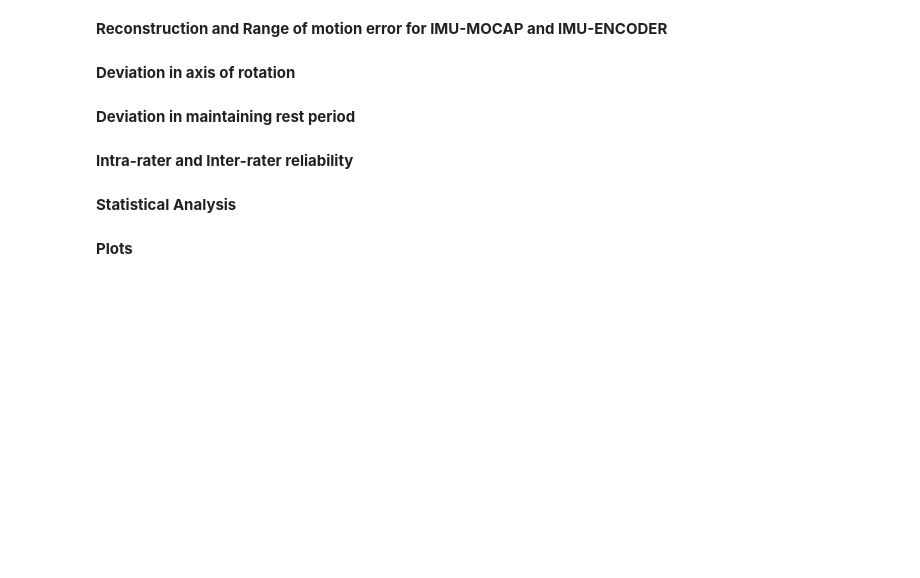
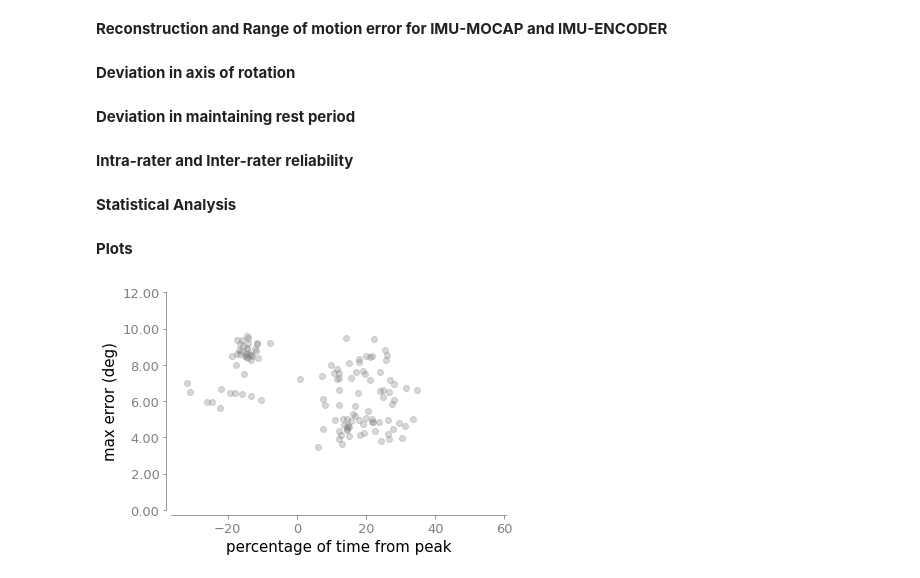
Before and after one commit to siva82kb/ROMIU, a Jupyter notebook: phase1_data_analysis/romiumeter_analysis.ipynb, the cells around one changed output. Drawn from its saved outputs; the diff is of its cells as text; code cells hidden in the pictures; blank space fills up the shorter version.

Commit message:
added plots section

```diff
--- a/phase1_data_analysis/romiumeter_analysis.ipynb
+++ b/phase1_data_analysis/romiumeter_analysis.ipynb
@@ -235,38 +235,33 @@ for file in files:
 # %% [markdown]
 **Plots**
 # %%
-from scipy.stats import spearmanr
-path = r'C:\Phase1\Results'
-files = glob.glob(os.path.join(path, "*.csv"))
-for file in files:
-    df = pd.read_csv(file)
-    plt.scatter(df.index_enc,df.index)
-    plt.xlim(1,6000)
 import glob
 from matplotlib.ticker import FormatStrFormatter
 import pathlib
 from scipy.stats import spearmanr
-path = r'C:\Phase1\results_temp\addexp_sign_time_err1\imu_enc'
+path = r'C:\Phase1\results_temp\addexp_sign_time_err1\imu_mcp'
 files = glob.glob(os.path.join(path, "*.csv"))
 for file in files:
     df = pd.read_csv(file)
     plt.scatter(df.percent*100,abs(df.rec_err), alpha = 0.3, color = 'tab:gray')
-    plt.ylim(0,3)
+    plt.ylim(0,12)
 plt.gca().spines['right'].set_visible(False)
 plt.gca().spines['top'].set_visible(False)
 plt.gca().spines['left'].set_position(('outward', 5))
 plt.gca().spines['bottom'].set_position(('outward', 5))
 plt.gca().spines['left'].set_color("tab:gray")
 plt.gca().spines['bottom'].set_color("tab:gray")
 plt.gca().grid(color='0.8', linestyle='--', linewidth=0.0);
 plt.gca().tick_params(axis='x', colors='0.5')
 plt.gca().tick_params(axis='y', colors='0.5')
 plt.gca().yaxis.set_major_formatter(FormatStrFormatter('%.2f'))
 plt.xticks(fontsize = 13)
 plt.yticks(fontsize = 13)
 plt.gca().set_ylabel("max error (deg)", fontsize=15)
 plt.gca().set_xlabel("percentage of time from peak", fontsize=15)
-plt.savefig(pathlib.Path(r"D:\ROMIU\ROMIU-Analysis\phase1_data_analysis\addexp_err_loc_enc.svg"), bbox_inches="tight")
+plt.savefig(pathlib.Path(r"D:\ROMIU\ROMIU-Analysis\phase1_data_analysis\addexp_err_loc_mcp.svg"), bbox_inches="tight")
+# %% [output]
+[figure, added]
 # %%
 import seaborn as sns
 import pandas as pd
```
Also changed, not shown: parts of 3 cells of this notebook, 1 other file.
